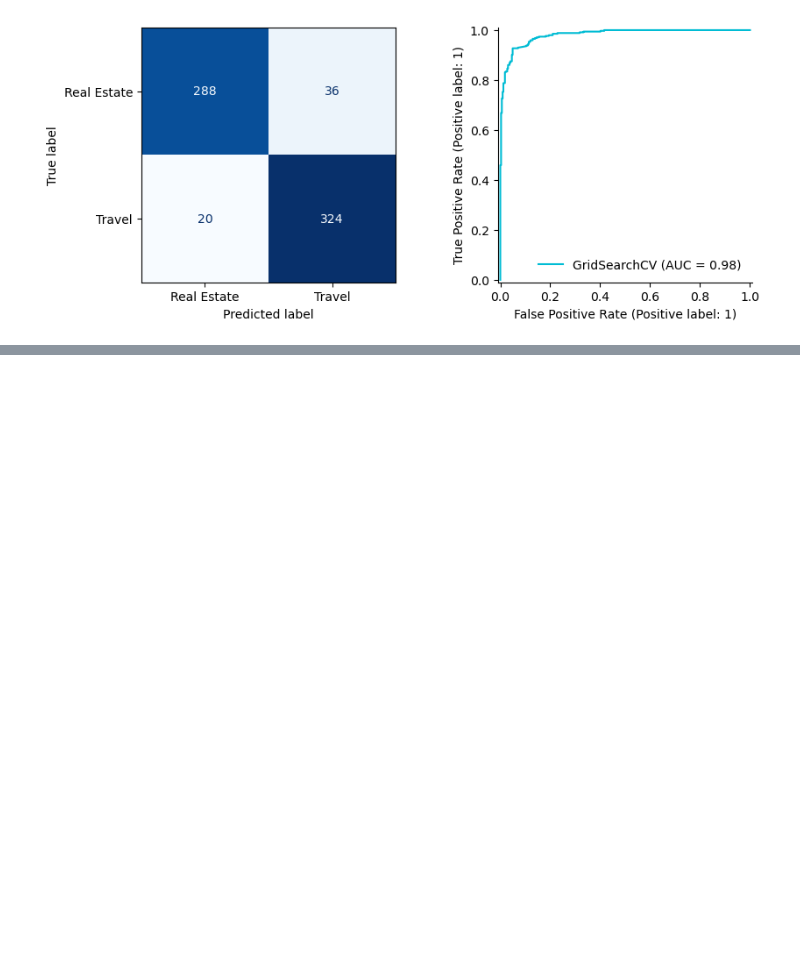
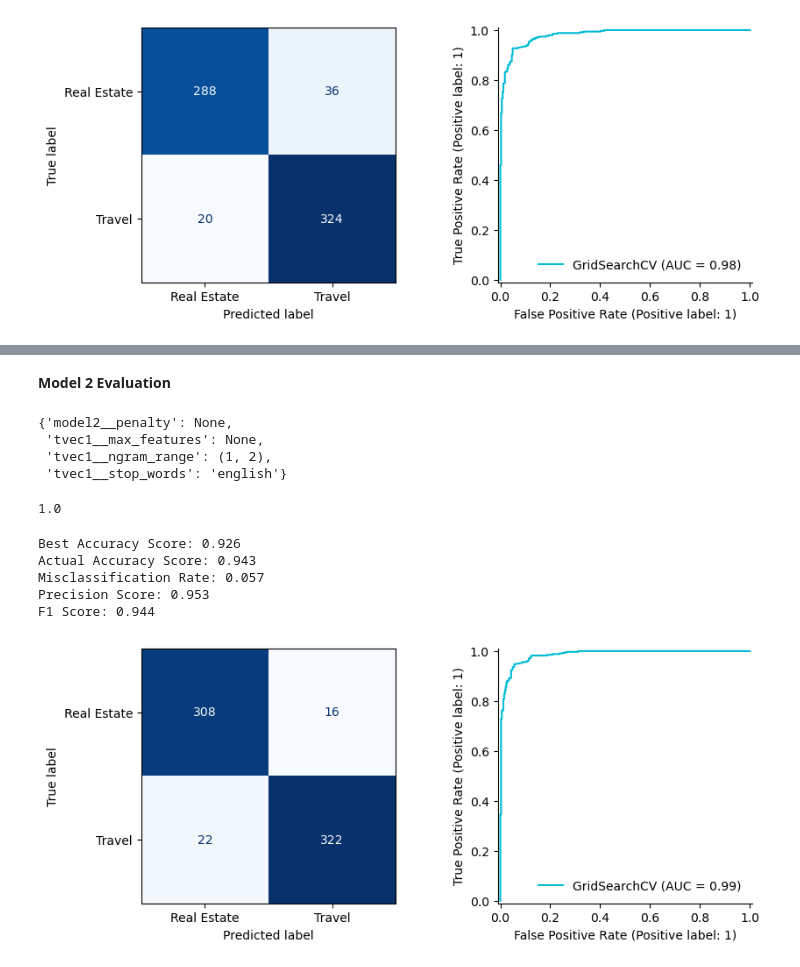
Before and after one commit to fuegoulloa/reddit-NLP-classification, a Jupyter notebook: code/03_Pre-processing _and_Modeling.ipynb, the cells around one changed output, grey strips where cells are left out. Cells and saved outputs as stored; diff of their text form; code cells hidden in the pictures; blank space fills up the shorter version.

Commit message:
modeling update

```diff
--- a/code/03_Pre-processing _and_Modeling.ipynb
+++ b/code/03_Pre-processing _and_Modeling.ipynb
@@ -230,0 +241,26 @@ F1 Score: 0.92
+# %%
+# use Logistic Regression again, this time with TfidfVectorizer
+# pipeline
+pipe2 = Pipeline([
+    ('tvec1', TfidfVectorizer()),
+    ('model2', LogisticRegression())
+])
+# %%
+# grid search parameters
+params2 = {
+    'tvec1__stop_words': [None, 'english'],
+    'tvec1__ngram_range':[(1, 1), (1, 2)],
+    'tvec1__max_features': [None, 1000, 5000, 10000],
+    'model2__penalty': [None, 'l2']
+}
+# %%
+# grid search setup
+gs2 = GridSearchCV(
+    pipe2,
+    param_grid = params2,
+    n_jobs = -1,
+    verbose = 1
+)
+# %%
+# fit model
+gs2.fit(X_train, y_train)
@@ -230,0 +277,15 @@ F1 Score: 0.92
+# %% [markdown]
+**Model 2 Evaluation**
+# %%
+# best parameters
+gs2.best_params_
+# %% [output]
+{'model2__penalty': None,
+ 'tvec1__max_features': None,
+ 'tvec1__ngram_range': (1, 2),
+ 'tvec1__stop_words': 'english'}
+# %%
+# training score
+gs2.score(X_train, y_train)
+# %% [output]
+1.0
@@ -231,2 +295,12 @@ F1 Score: 0.92
+# %%
+metrics.append(evaluate_model(gs2))
+plt.savefig('../images/02_model_gs2.png')
+# %% [output]
+Best Accuracy Score: 0.926
+Actual Accuracy Score: 0.943
+Misclassification Rate: 0.057
+Precision Score: 0.953
+F1 Score: 0.944
+[figure, added]
 # %%
 metrics
```
Also changed, not shown: parts of 13 cells of this notebook.
